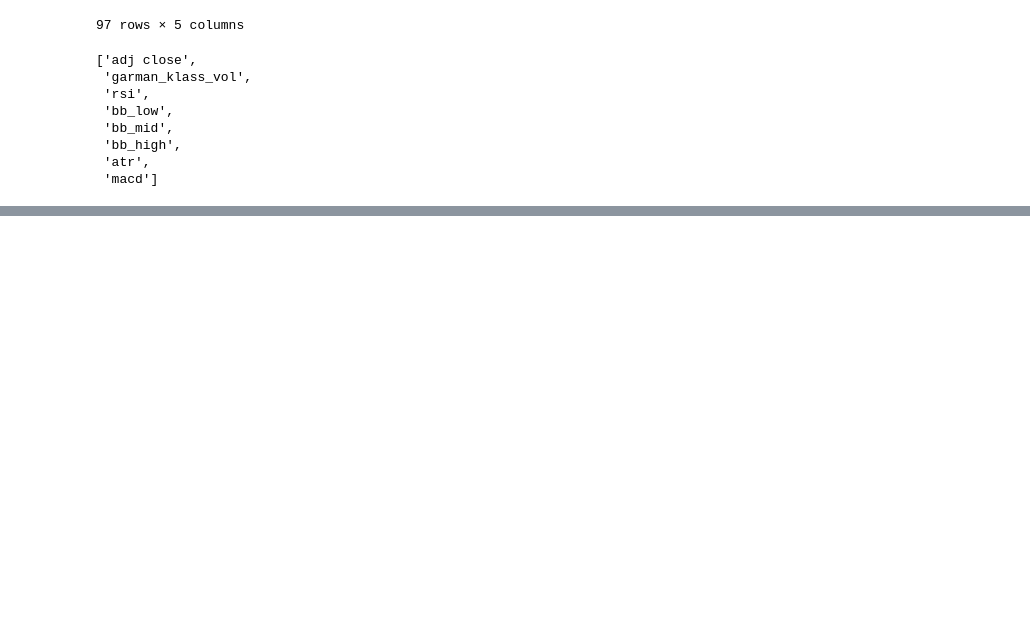
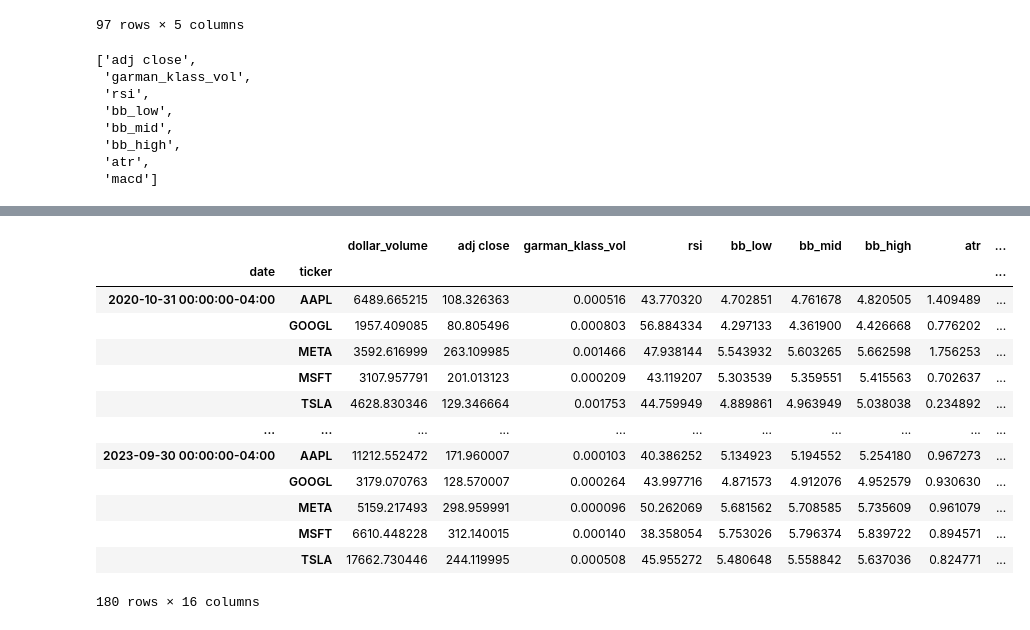
Before and after one commit to mayer19/AlgoritmitTradingCourse, a Jupyter notebook: AlgoTradingTechnique.ipynb, the cells around one changed output, grey strips where cells are left out. Cells and saved outputs as stored; diff of their text form; code cells hidden in the pictures; blank space fills up the shorter version.

```diff
--- a/AlgoTradingTechnique.ipynb
+++ b/AlgoTradingTechnique.ipynb
@@ -256,0 +259,36 @@ data['dollar_vol_rank'] = (data.groupby('date')['dollar_volume'].rank)
+# %%
+def calculate_returns(df):
+
+    outlier_cutoff = 0.005
+
+    lags = [1, 2, 3, 6, 9, 12]
+
+    for lag in lags:
+        df[f'return_{lag}m'] = (df['adj close']
+                              .pct_change(lag)
+                              .pipe(lambda x: x.clip(lower=x.quantile(outlier_cutoff),
+                                                     upper=x.quantile(1-outlier_cutoff)))
+                              .add(1)
+                              .pow(1/lag)
+                              .sub(1))
+    return df
+
+
+data = data.groupby(level=1, group_keys=False).apply(calculate_returns).dropna()
+
+data
+# %% [output]
+|  |  | dollar_volume | adj close | garman_klass_vol | rsi | bb_low | bb_mid | bb_high | atr | ... |
+| date | ticker |  |  |  |  |  |  |  |  | ... |
+| 2020-10-31 00:00:00-04:00 | AAPL | 6489.665215 | 108.326363 | 0.000516 | 43.770320 | 4.702851 | 4.761678 | 4.820505 | 1.409489 | ... |
+|  | GOOGL | 1957.409085 | 80.805496 | 0.000803 | 56.884334 | 4.297133 | 4.361900 | 4.426668 | 0.776202 | ... |
+|  | META | 3592.616999 | 263.109985 | 0.001466 | 47.938144 | 5.543932 | 5.603265 | 5.662598 | 1.756253 | ... |
+|  | MSFT | 3107.957791 | 201.013123 | 0.000209 | 43.119207 | 5.303539 | 5.359551 | 5.415563 | 0.702637 | ... |
+|  | TSLA | 4628.830346 | 129.346664 | 0.001753 | 44.759949 | 4.889861 | 4.963949 | 5.038038 | 0.234892 | ... |
+| ... | ... | ... | ... | ... | ... | ... | ... | ... | ... | ... |
+| 2023-09-30 00:00:00-04:00 | AAPL | 11212.552472 | 171.960007 | 0.000103 | 40.386252 | 5.134923 | 5.194552 | 5.254180 | 0.967273 | ... |
+|  | GOOGL | 3179.070763 | 128.570007 | 0.000264 | 43.997716 | 4.871573 | 4.912076 | 4.952579 | 0.930630 | ... |
+|  | META | 5159.217493 | 298.959991 | 0.000096 | 50.262069 | 5.681562 | 5.708585 | 5.735609 | 0.961079 | ... |
+|  | MSFT | 6610.448228 | 312.140015 | 0.000140 | 38.358054 | 5.753026 | 5.796374 | 5.839722 | 0.894571 | ... |
+|  | TSLA | 17662.730446 | 244.119995 | 0.000508 | 45.955272 | 5.480648 | 5.558842 | 5.637036 | 0.824771 | ... |
+180 rows × 16 columns
```
Also changed, not shown: parts of 9 cells of this notebook.
